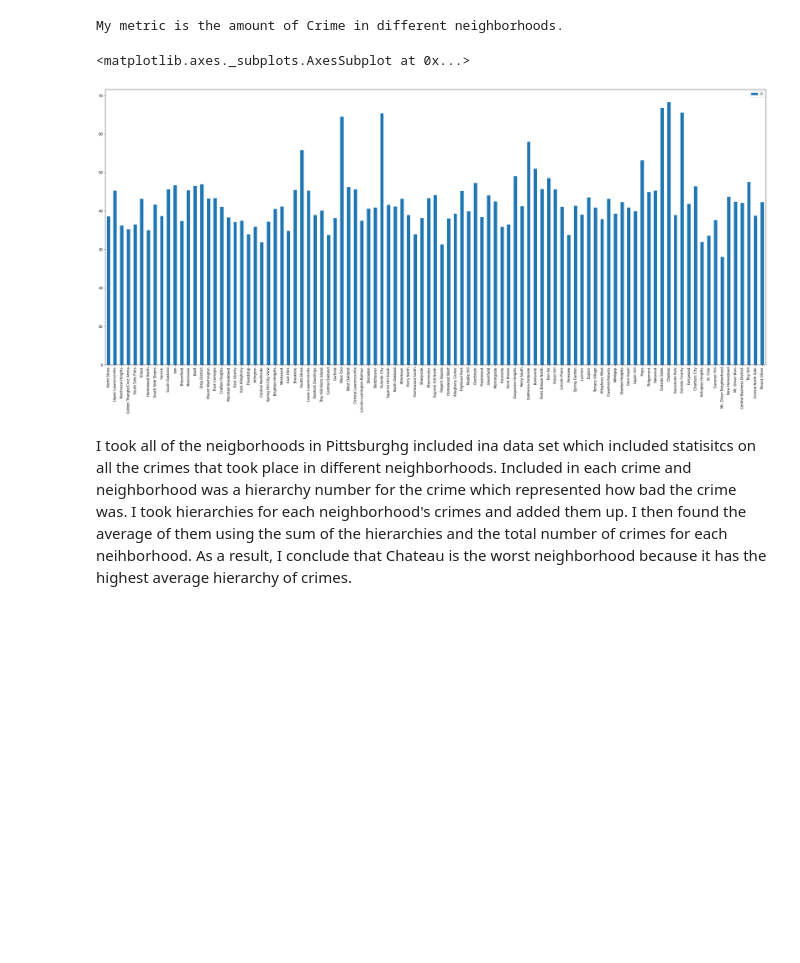
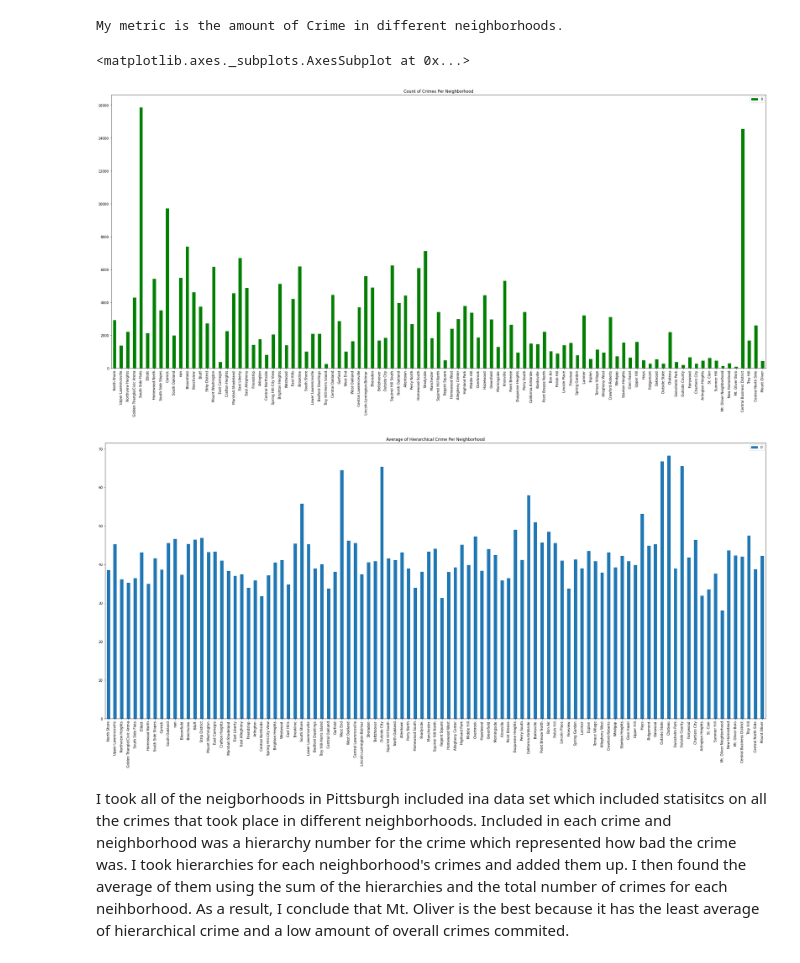
Before and after one commit to MasonGobat/bigIdeasFinalProject, a Jupyter notebook: Crime.ipynb, the cells around one changed output. Drawn from its saved outputs; the diff is of its cells as text; code cells hidden in the pictures; blank space fills up the shorter version.

Commit message:
added count of crime per neighborhood graph

```diff
--- a/Crime.ipynb
+++ b/Crime.ipynb
@@ -1,33 +1,36 @@
 # %%
 import pandas as pd
 import geopandas
 %matplotlib inline
 
 print("My metric is the amount of Crime in different neighborhoods.")
 chip = pd.read_csv("data/CrimeRate.csv")
 
 dict = {}
 dict_count = {}
 for index, row in chip.iterrows():
     if not row['INCIDENTNEIGHBORHOOD'] in dict:
         dict[row['INCIDENTNEIGHBORHOOD']] = row['HIERARCHY']
         dict_count[row['INCIDENTNEIGHBORHOOD']] = 1
     else:
         dict[row['INCIDENTNEIGHBORHOOD']] = dict.get(row['INCIDENTNEIGHBORHOOD']) + row['HIERARCHY']
         dict_count[row['INCIDENTNEIGHBORHOOD']] = dict_count.get(row['INCIDENTNEIGHBORHOOD']) + 1
 
 mean = {}
 for (k,v), (k2,v2) in zip(dict.items(), dict_count.items()):
      mean[k] = v/v2
 
+count_df = pd.DataFrame.from_dict(dict_count, orient = 'index')
 mean_dataframe = pd.DataFrame.from_dict(mean, orient = 'index')
 
 #neighborhoods = geopandas.read_file("data/neighborhoods.shp") # read in the shapefile
 #mean_map = neighborhoods.merge(mean_dataframe, how='left')
-mean_dataframe.plot(kind = "bar", figsize=(35,15))
+count_df.plot(kind = "bar", figsize=(35,15), color= "green", title = "Count of Crimes Per Neighborhood")
+mean_dataframe.plot(kind = "bar", figsize=(35,15), title = "Average of Hierarchical Crime Per Neighborhood")
 # %% [output]
 My metric is the amount of Crime in different neighborhoods.
 <matplotlib.axes._subplots.AxesSubplot at 0x...>
-[figure, old version]
+[figure, new version]
+[figure, added]
 # %% [markdown]
-I took all of the neigborhoods in Pittsburghg included ina data set which included statisitcs on all the crimes that took place in different neighborhoods. Included in each crime and neighborhood was a hierarchy number for the crime which represented how bad the crime was. I took hierarchies for each neighborhood's crimes and added them up. I then found the average of them using the sum of the hierarchies and the total number of crimes for each neihborhood. As a result, I conclude that Chateau is the worst neighborhood because it has the highest average hierarchy of crimes.
+I took all of the neigborhoods in Pittsburgh included ina data set which included statisitcs on all the crimes that took place in different neighborhoods. Included in each crime and neighborhood was a hierarchy number for the crime which represented how bad the crime was. I took hierarchies for each neighborhood's crimes and added them up. I then found the average of them using the sum of the hierarchies and the total number of crimes for each neihborhood. As a result, I conclude that Mt. Oliver is the best because it has the least average of hierarchical crime and a low amount of overall crimes commited.
```
